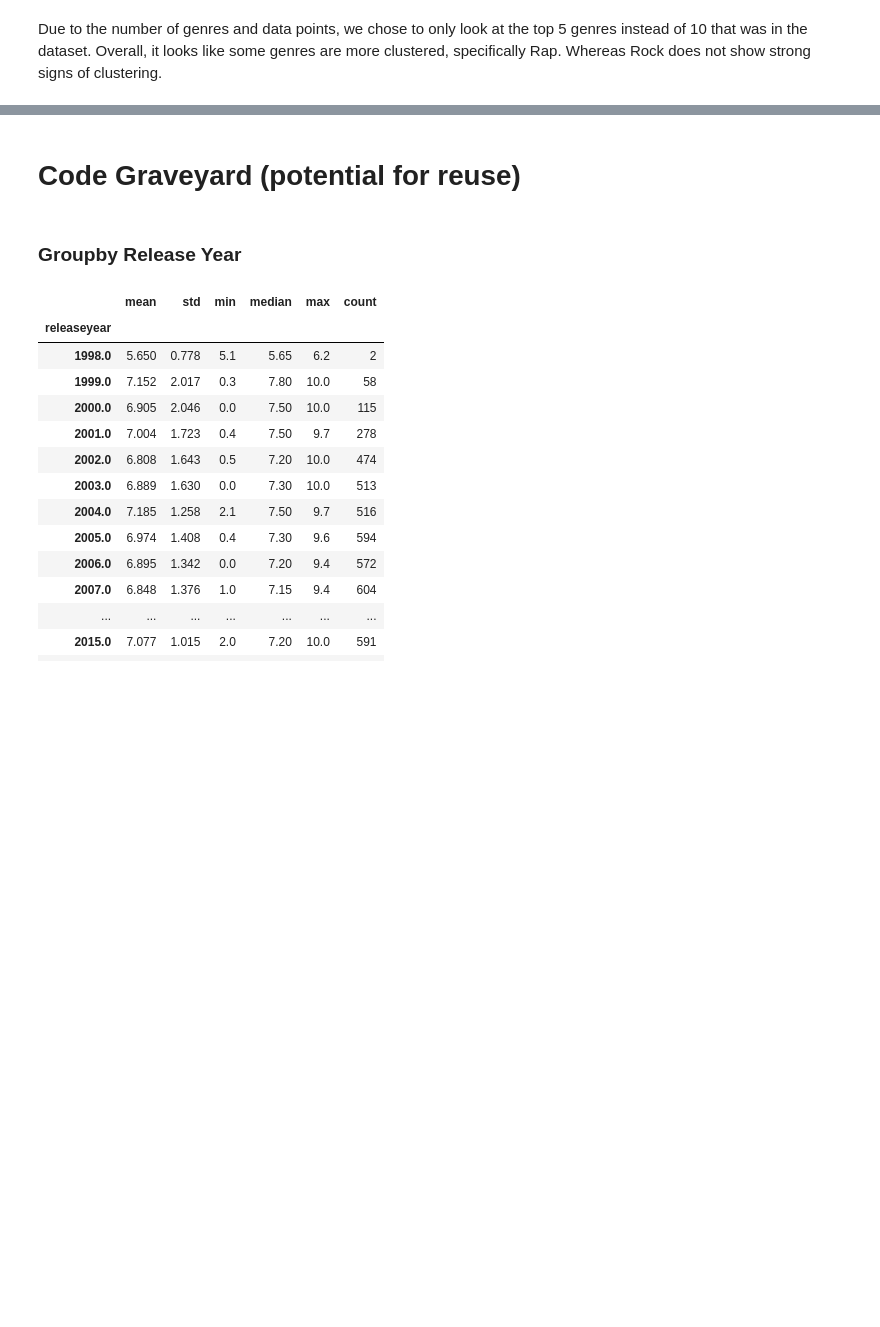
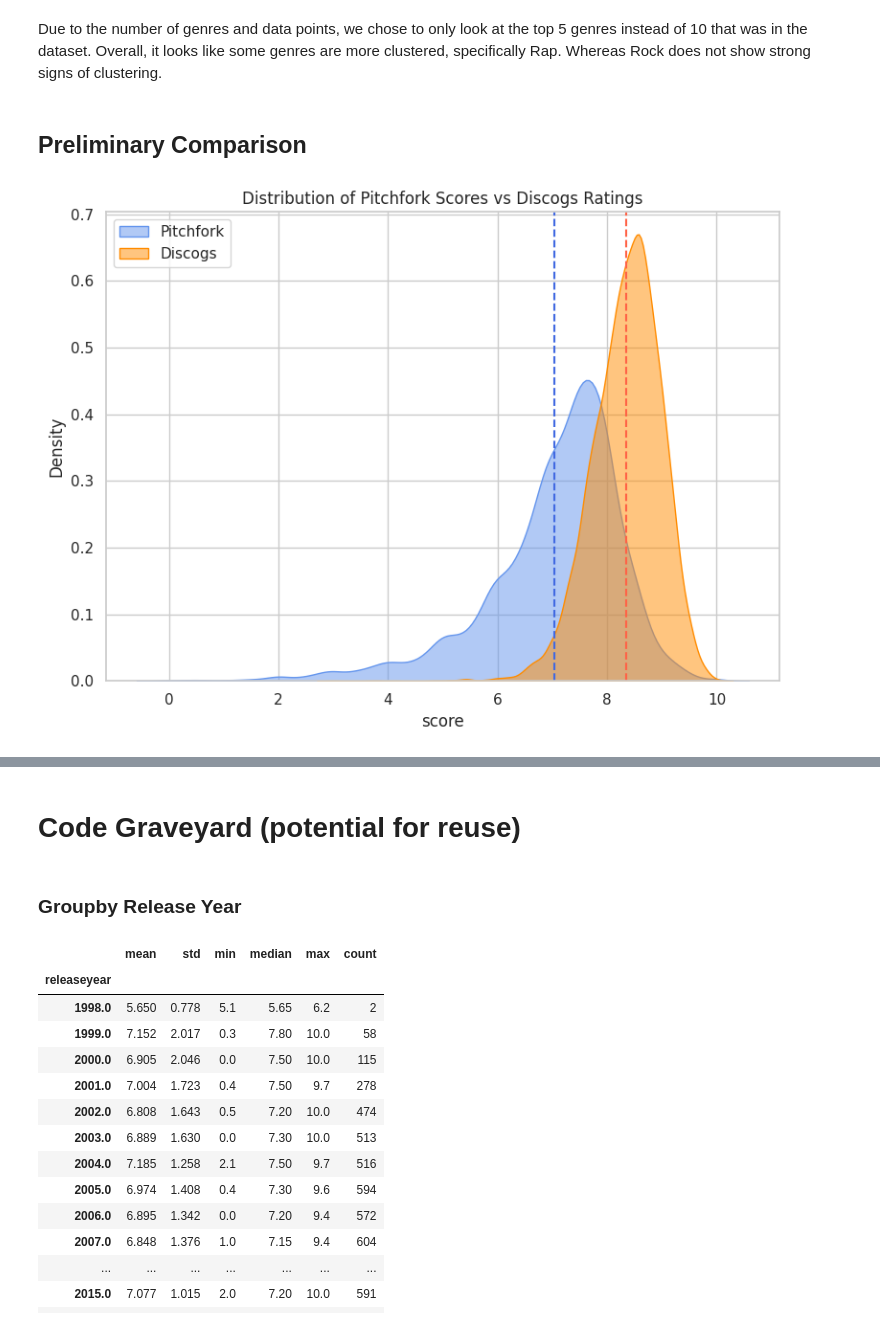
Before and after one commit to jong-nam-ahn/COS424_FinalProject, a Jupyter notebook: Initial EDA/Pitchfork_Discogs_EDA.ipynb, the cells around one changed output, grey strips where cells are left out. Cells and saved outputs as stored; diff of their text form; code cells hidden in the pictures; blank space fills up the shorter version.

Commit message:
added preliminary comparison

```diff
--- a/Initial EDA/Pitchfork_Discogs_EDA.ipynb
+++ b/Initial EDA/Pitchfork_Discogs_EDA.ipynb
@@ -601,2 +601,23 @@ plt.show()
 # %% [markdown]
 Due to the number of genres and data points, we chose to only look at the top 5 genres instead of 10 that was in the dataset. Overall, it looks like some genres are more clustered, specifically Rap. Whereas Rock does not show strong signs of clustering.
+# %% [markdown]
+## Preliminary Comparison
+# %%
+plt.figure(figsize=(8, 6))
+
+sns.kdeplot(score, color = 'cornflowerblue', fill = True, alpha = 0.5, label = 'Pitchfork')
+plt.axvline(score.mean(),
+                color = 'royalblue',
+                linestyle = '--')
+sns.kdeplot(rating, color = 'darkorange', fill = True, alpha = 0.5, label = 'Discogs')
+plt.axvline(rating.mean(),
+                color = 'tomato',
+                linestyle = '--')
+
+plt.title('Distribution of Pitchfork Scores vs Discogs Ratings')
+plt.legend(loc='upper left')
+
+plt.tight_layout()
+plt.show()
+# %% [output]
+[figure, added]
```
Also changed, not shown: parts of 3 cells of this notebook.
